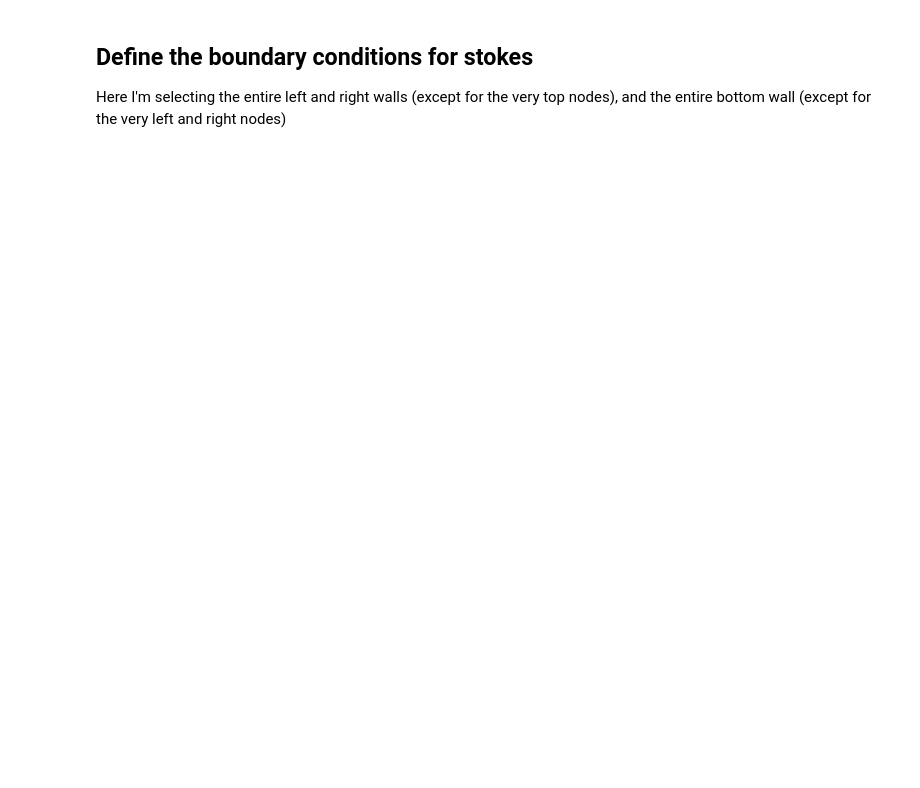
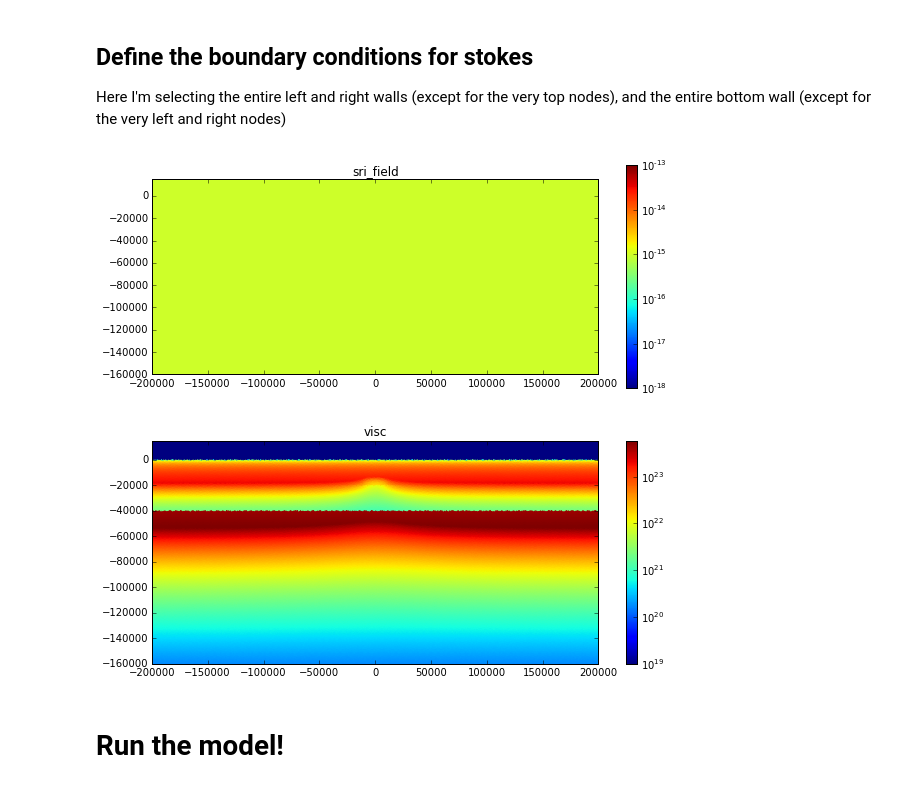
Before and after one commit to LukeMondy/lithospheric_modelling_recipe, a Jupyter notebook: pyLMR.ipynb, the cells around one changed output. Cells and saved outputs as stored; diff of their text form; code cells hidden in the pictures; blank space fills up the shorter version.

```diff
--- a/pyLMR.ipynb
+++ b/pyLMR.ipynb
@@ -425,23 +433,0 @@ advector = uw.systems.SwarmAdvector( swarm = swarm, velocityField = velocityFiel
-# %%
-def visualise():
-    # Vis
-    mplt.figure(figsize=(16,8))
-    mplt.subplot(211)
-    mplt.imshow(sri_Fn.evaluate(linearMesh).reshape((jres+1, ires+1)),
-                norm = LogNorm(),
-                origin = "lower",
-                vmin = 1e-18,
-                vmax = 1e-13)
-    mplt.colorbar()
-    mplt.subplot(212)
-    mplt.scatter(visc.swarm.particleCoordinates.data[:,0],
-         visc.swarm.particleCoordinates.data[:,1],
-         c = visc.data,
-         norm = LogNorm(),
-         edgecolor="none",
-         s = 2)
-    mplt.xlim(-200e3, 200e3)
-    mplt.ylim(-160e3, 15e3)
-    mplt.colorbar()
-    mplt.show()
-    mplt.savefig("step_{}-lin_{}.png".format(step, linearIts))
@@ -448,3 +479,29 @@ def visualise():
+# %%
+meshes = {"sri_field":
+              {"data": strainRateInvField,
+               "evaluate" : False,
+               "kwargs" : {"norm" : LogNorm(),
+                           "origin" : "lower",
+                           "vmin" : 1e-18,
+                           "vmax" : 1e-13,
+                           "extent" : (xmin, xmax, ymin, ymax), }
+              },
+         }
+
+swarms = {"visc": {"data": visc,
+                   "evaluate" : False,
+                   "kwargs": {"norm" : LogNorm(),
+                              "edgecolor" : "none",
+                              "s" : 2}
+                  },
+         }
+# %%
+visualise(linearMesh, swarm, meshes, swarms)
+# %% [output]
+[figure, added]
+[figure, added]
+# %% [markdown]
+# Run the model!
 # %%
 # Stepping. Initialise time and timestep.
 time = 0.
```
Also changed, not shown: parts of 20 cells of this notebook.
